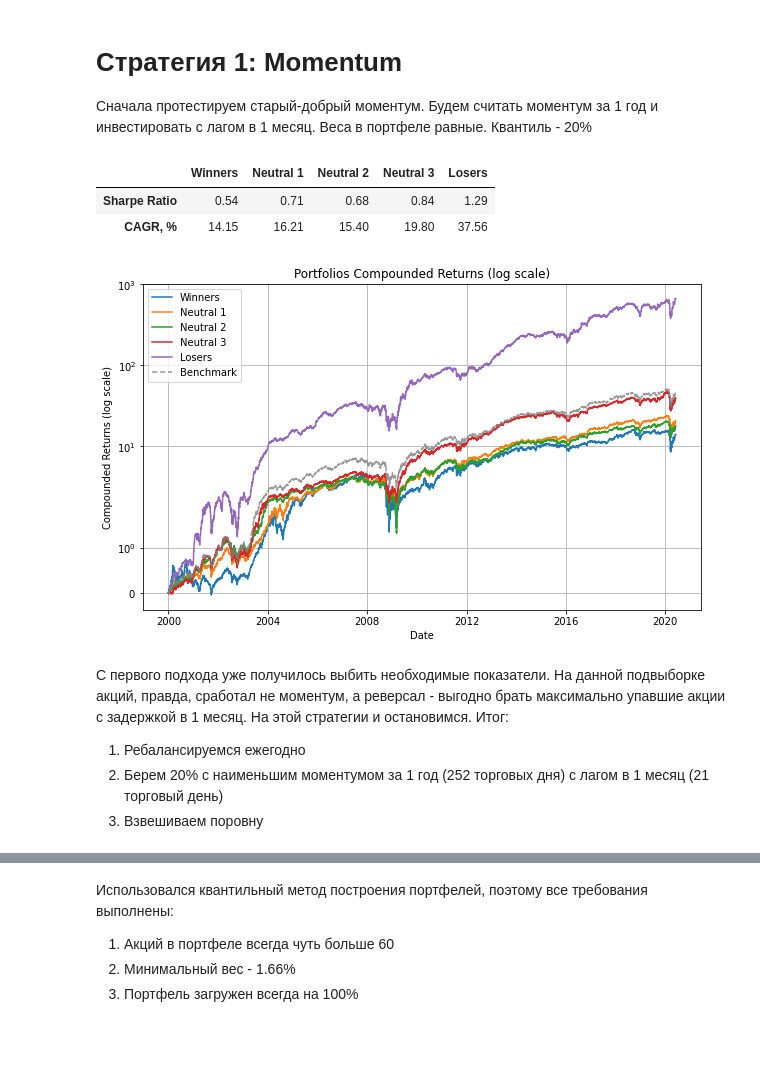
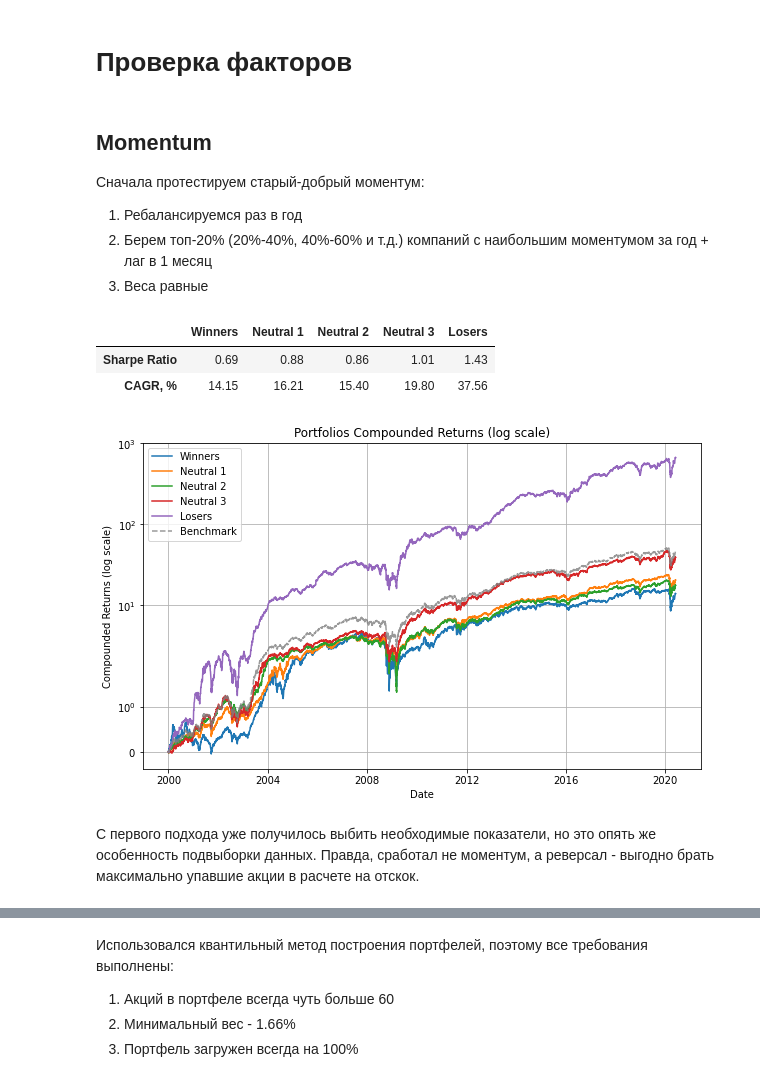
Before and after one commit to eura17/ff-case, a Jupyter notebook: task-2.ipynb, the cells around one changed output, grey strips where cells are left out. Drawn from its saved outputs; the diff is of its cells as text; code cells hidden in the pictures; blank space fills up the shorter version.

```diff
--- a/task-2.ipynb
+++ b/task-2.ipynb
@@ -9,13 +9,15 @@ import pqr
 
 import src.f as f
 # %%
-prices = f.read_prices(path="./data/task2/stocks/")
+meta = pd.read_csv("./data/task2/meta_data.csv", index_col=0)
+prices = f.read_prices(path="./data/task2/data/")
 
 rf = pd.read_csv(
     "./data/rf.csv",
     index_col="Date",
     parse_dates=True
 ).loc[:, "Price"]
+rf = (1 + rf) ** (1 / 365) - 1
 # %% [markdown]
 # Задание
 
@@ -65,7 +96,12 @@ fig = pqr.metrics.Figure(
 )
 
 summary = pqr.metrics.Dashboard([table, fig])
+# %% [markdown]
+# Проверка факторов
 # %% [markdown]
-# Стратегия 1: Momentum
+## Momentum
 
-Сначала протестируем старый-добрый моментум. Будем считать моментум за 1 год и инвестировать с лагом в 1 месяц. Веса в портфеле равные. Квантиль - 20%
+Сначала протестируем старый-добрый моментум:
+1. Ребалансируемся раз в год
+2. Берем топ-20% (20%-40%, 40%-60% и т.д.) компаний с наибольшим моментумом за год + лаг в 1 месяц
+3. Веса равные
@@ -80,20 +108,24 @@ mom = dynamic_transform(prices)
 # %%
-portfolios = pqr.factors.backtest_factor_portfolios(
+dynamic_transform = pqr.utils.compose(
+    pqr.utils.partial(pqr.factors.look_back_pct_change, period=252),
+    pqr.utils.partial(pqr.factors.lag, period=21),
+    pqr.utils.partial(pqr.factors.hold, period=252),
+)
+
+mom = dynamic_transform(prices)
+
+portfolios_mom = pqr.factors.backtest_factor_portfolios(
     factor=mom,
     strategies=pqr.factors.split_quantiles(5, better="more"),
     allocator=pqr.equal_weights,
     calculator=returns_calculator,
 )
 
-summary.display(portfolios)
+summary.display(portfolios_mom)
 # %% [output]
 |  | Winners | Neutral 1 | Neutral 2 | Neutral 3 | Losers |
-| Sharpe Ratio | 0.54 | 0.71 | 0.68 | 0.84 | 1.29 |
+| Sharpe Ratio | 0.69 | 0.88 | 0.86 | 1.01 | 1.43 |
 | CAGR, % | 14.15 | 16.21 | 15.40 | 19.80 | 37.56 |
 [figure]
 # %% [markdown]
-С первого подхода уже получилось выбить необходимые показатели. На данной подвыборке акций, правда, сработал не моментум, а реверсал - выгодно брать максимально упавшие акции с задержкой в 1 месяц. На этой стратегии и остановимся. Итог:
-
-1. Ребалансируемся ежегодно
-2. Берем 20% с наименьшим моментумом за 1 год (252 торговых дня) с лагом в 1 месяц (21 торговый день)
-3. Взвешиваем поровну
+С первого подхода уже получилось выбить необходимые показатели, но это опять же особенность подвыборки данных. Правда, сработал не моментум, а реверсал - выгодно брать максимально упавшие акции в расчете на отскок.
```
Also changed, not shown: parts of 35 cells of this notebook, 1 other file.
